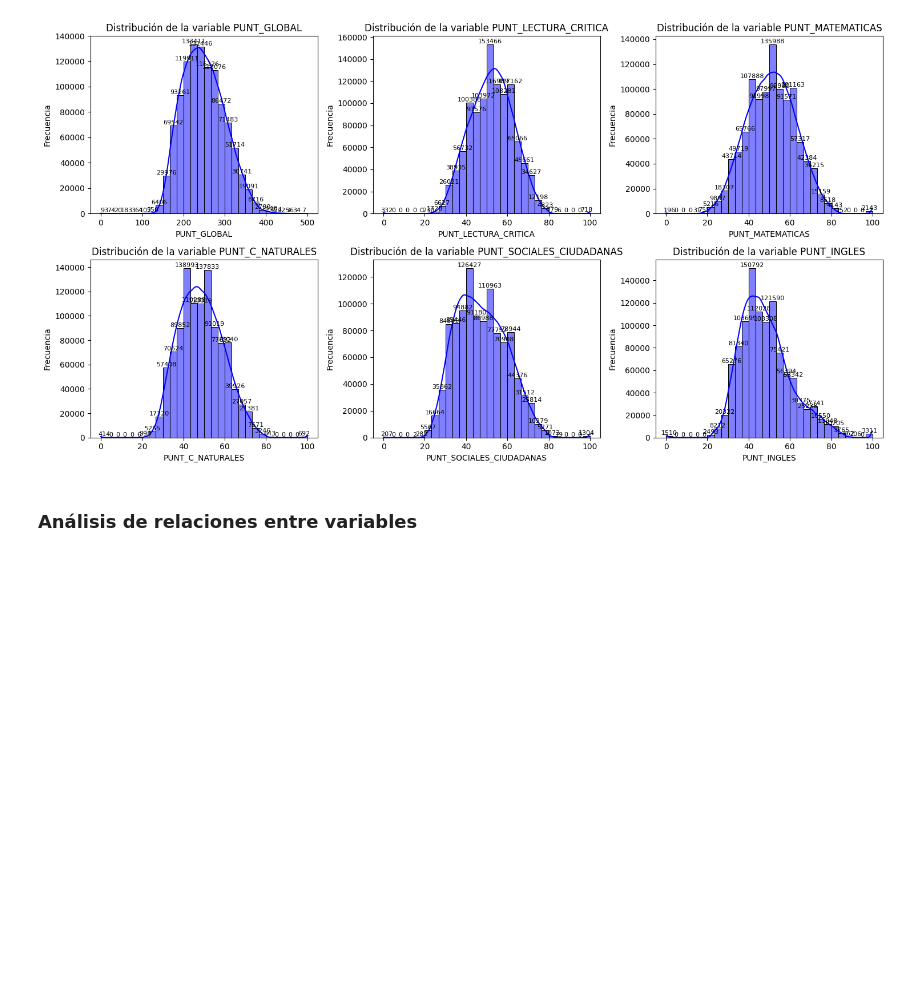
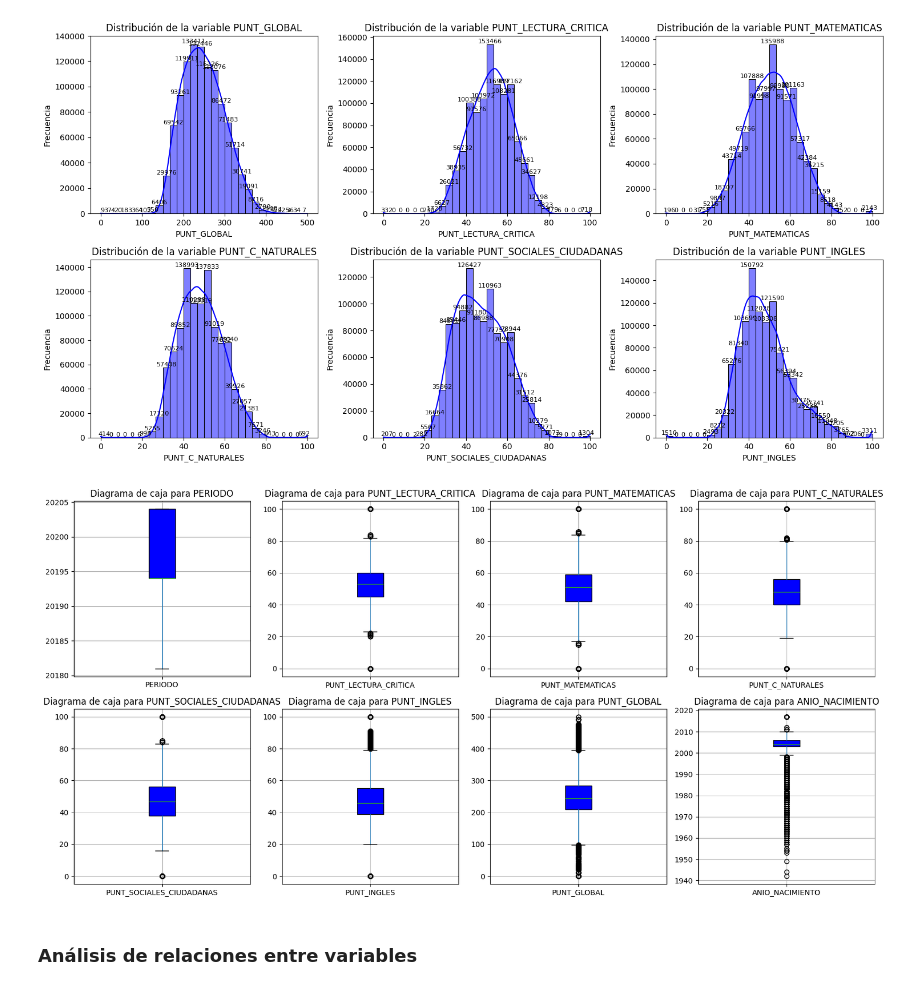
Before and after one commit to wespitia9/AVDV3-219, a Jupyter notebook: Modulo_3-Programacion_Avanzada_y_Automatizacion/Modulo-3_dev.ipynb, the cells around one changed output. Drawn from its saved outputs; the diff is of its cells as text; code cells hidden in the pictures; blank space fills up the shorter version.

```diff
--- a/Modulo_3-Programacion_Avanzada_y_Automatizacion/Modulo-3_dev.ipynb
+++ b/Modulo_3-Programacion_Avanzada_y_Automatizacion/Modulo-3_dev.ipynb
@@ -838,35 +838,41 @@ visualizar_distribucion_variables_numericas(df_acumulado_saber_11, variables_num
 [figure]
 # %%
 # Lista de columnas numéricas en el DataFrame
-
+numeric_colums = df_acumulado_saber_11.select_dtypes(include='number').columns
 
 # Crear una figura con una cuadrícula de 4 columnas por 2 filas
-
+fig, axes = plt.subplots(nrows=2, ncols=4, figsize=(16, 8))
 
 # Iterar sobre las columnas numéricas y los ejes para crear los diagramas de cajas
-
+for idx, col in enumerate(numeric_colums):
     # Calcular la fila y columna en la cuadrícula
-
+    row = idx // 4
+    col_idx = idx % 4
 
     # Obtener el eje correspondiente en la cuadrícula
-
+    ax  =axes[row, col_idx]
 
     # Crear el diagrama de cajas con color azul
-
-
-
-          # Permite personalizar el color de las cajas
-         # Color de las cajas (azul)
-
+    df_acumulado_saber_11.boxplot(
+        column=col,
+        ax=ax,
+        patch_artist = True, # Permite personalizar el color de las cajas
+        boxprops = dict(facecolor='blue') # Color de las cajas (azul)
+    )
 
     # Establecer el título del gráfico
+    ax.set_title(f"Diagrama de caja para {col}")
 
 
     # Mejorar la visualización
-      # Ocultar el nombre del eje x para una presentación más limpia
-      # Ocultar el nombre del eje y para una presentación más limpia
+    ax.set_xlabel("")  # Ocultar el nombre del eje x para una presentación más limpia
+    ax.set_ylabel("")  # Ocultar el nombre del eje y para una presentación más limpia
 
 # Ajustar el diseño y mostrar los gráficos
+plt.tight_layout()
+plt.show()
+# %% [output]
+[figure, added]
 # %% [markdown]
 ### Análisis de relaciones entre variables
 # %% [markdown]
```
